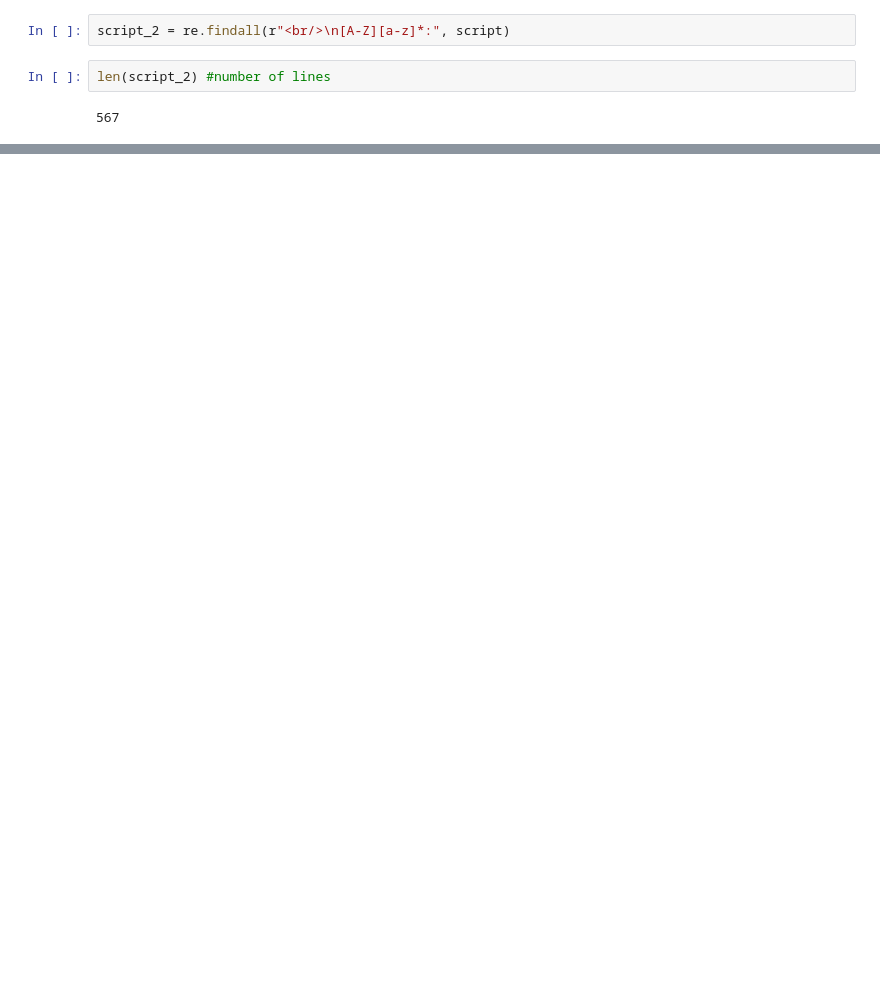
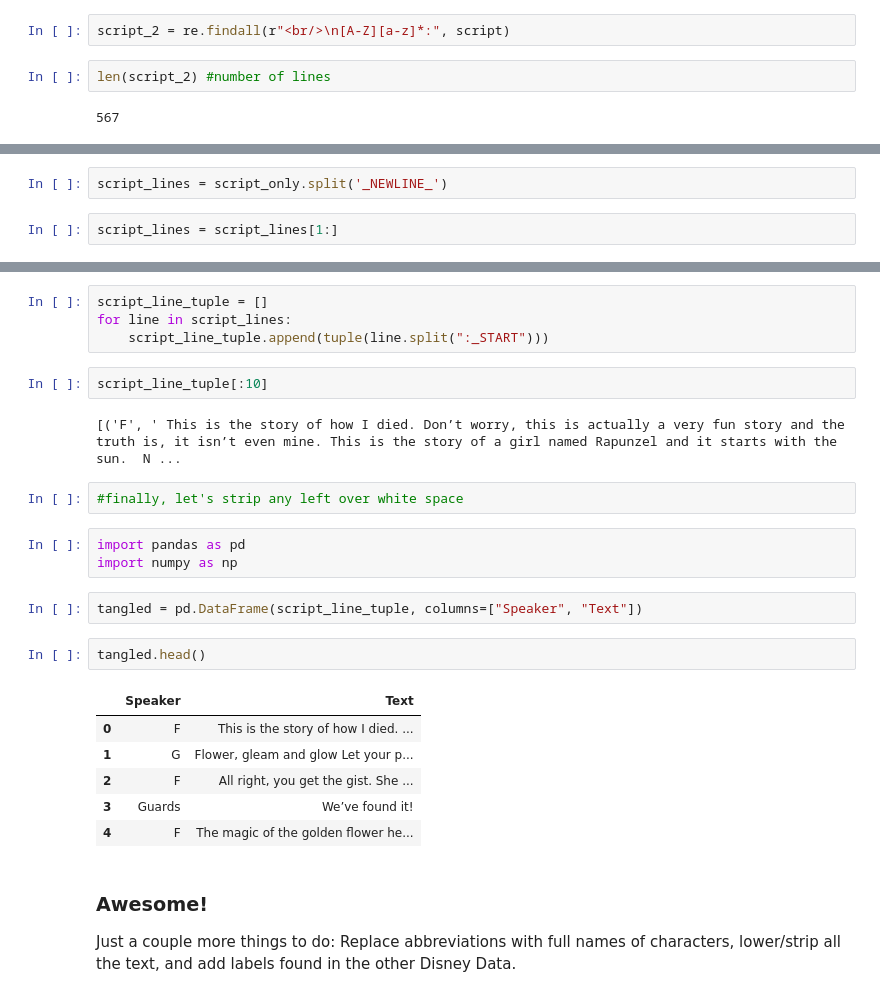
Before and after one commit to Data-Science-for-Linguists-2019/Animated-Movie-Gendered-Dialogue, a Jupyter notebook: code/Scraping_Tangled.ipynb, the cells around one changed output, grey strips where cells are left out. Saved outputs shown, nothing was run; the diff lists cells and outputs as text; blank space fills up the shorter version.

Commit message:
DataFrame made; edits needed

```diff
--- a/code/Scraping_Tangled.ipynb
+++ b/code/Scraping_Tangled.ipynb
@@ -246,0 +276,4 @@ script_3
+# %%
+script_lines = script_only.split('_NEWLINE_')
+# %%
+script_lines = script_lines[1:]
@@ -246,0 +284,27 @@ script_3
+# %%
+script_line_tuple = []
+for line in script_lines:
+    script_line_tuple.append(tuple(line.split(":_START")))
+# %%
+script_line_tuple[:10]
+# %% [output]
+[('F', ' This is the story of how I died. Don’t worry, this is actually a very fun story and the truth is, it isn’t even mine. This is the story of a girl named Rapunzel and it starts with the sun.  N ...
+# %%
+#finally, let's strip any left over white space
+# %%
+import pandas as pd
+import numpy as np
+# %%
+tangled = pd.DataFrame(script_line_tuple, columns=["Speaker", "Text"])
+# %%
+tangled.head()
+# %% [output]
+|  | Speaker | Text |
+| 0 | F | This is the story of how I died. ... |
+| 1 | G | Flower, gleam and glow Let your p... |
+| 2 | F | All right, you get the gist. She ... |
+| 3 | Guards | We’ve found it! |
+| 4 | F | The magic of the golden flower he... |
+# %% [markdown]
+### Awesome!
+Just a couple more things to do: Replace abbreviations with full names of characters, lower/strip all the text, and add labels found in the other Disney Data.
```
Also changed, not shown: parts of 36 cells of this notebook.
